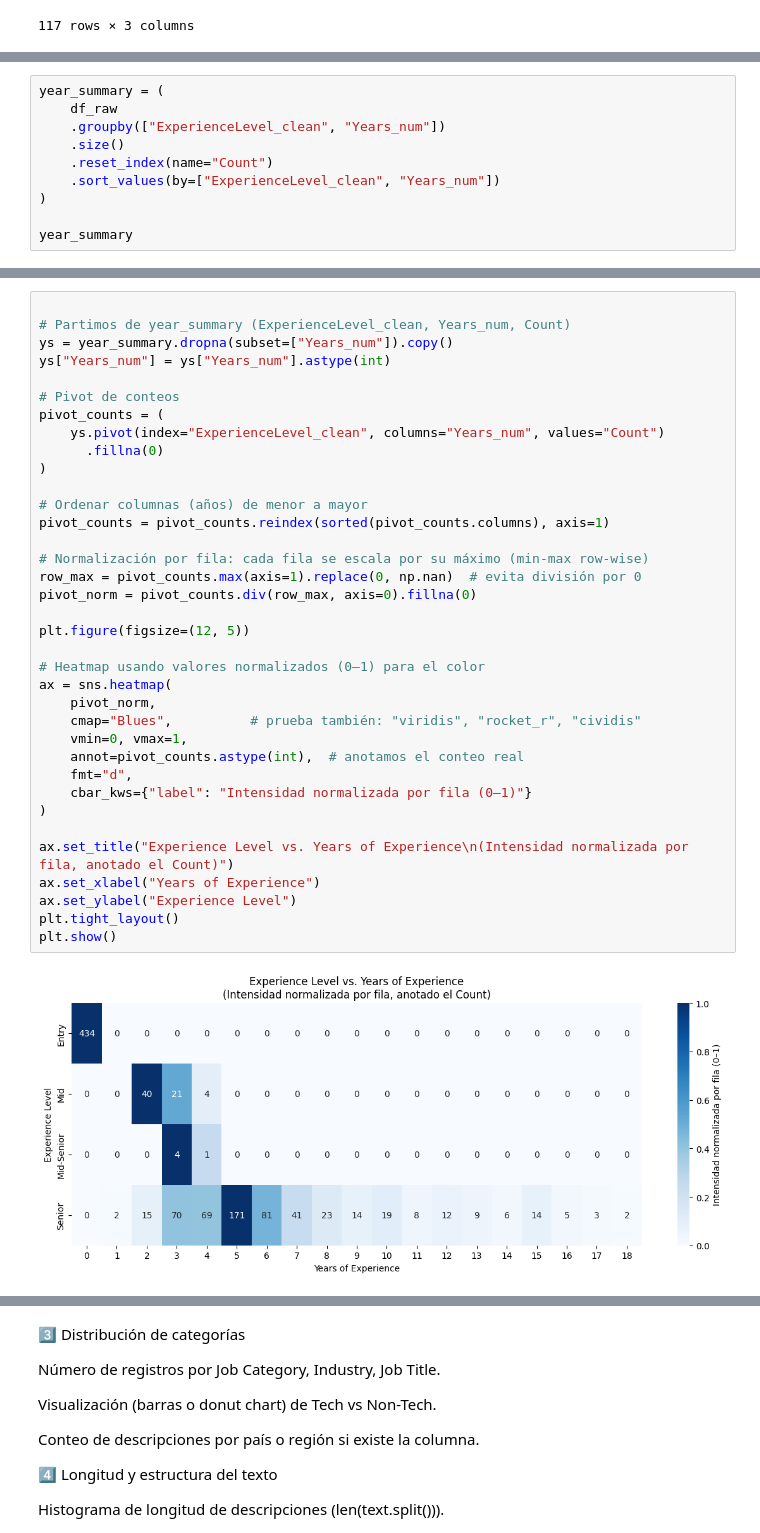
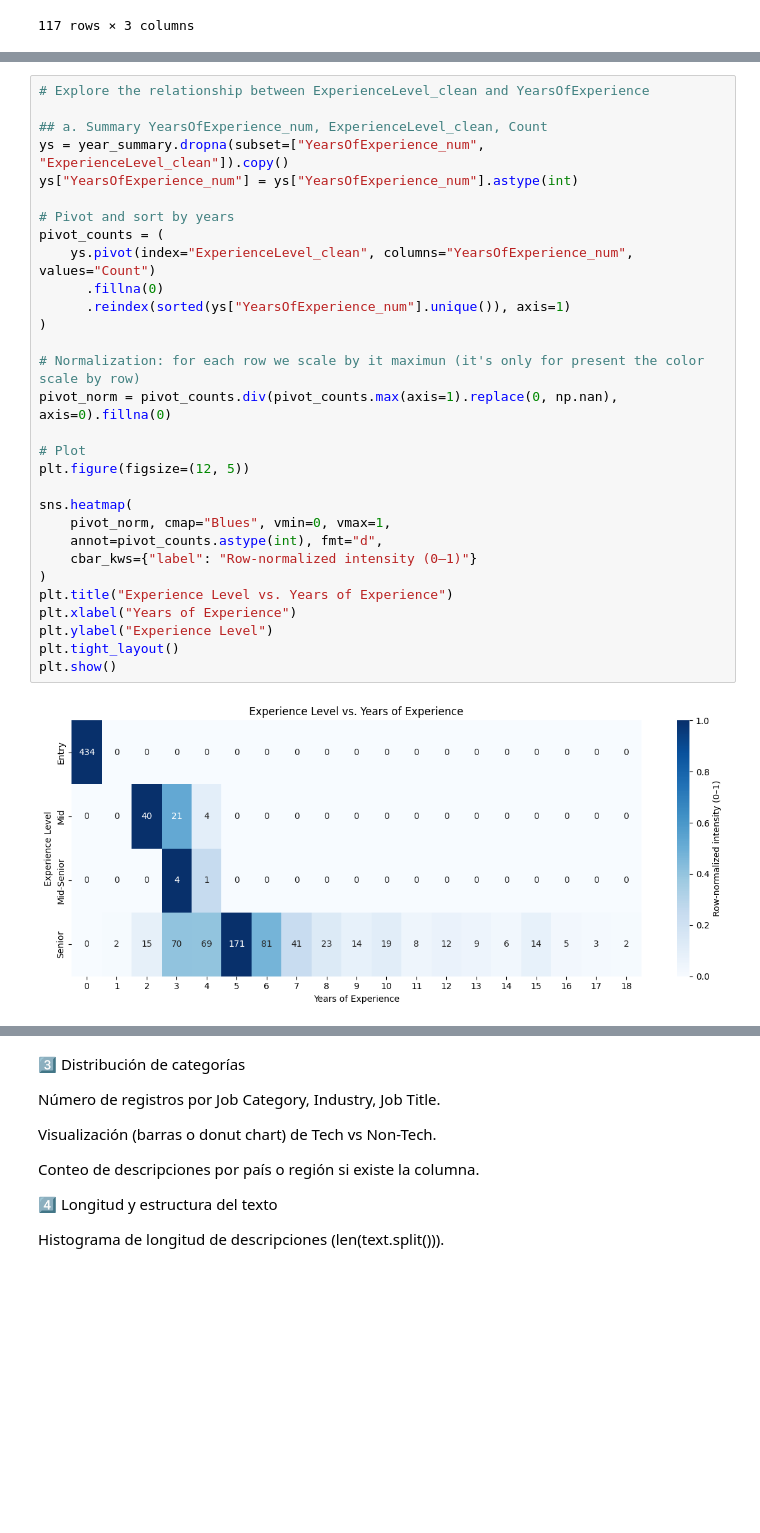
Before and after one commit to Laura-Alonso/Job_Descriptions_2025_NPL, a Jupyter notebook: src/01_exploration.ipynb, the cells around one changed output, grey strips where cells are left out. Drawn from its saved outputs; the diff is of its cells as text; blank space fills up the shorter version.

```diff
--- a/src/01_exploration.ipynb
+++ b/src/01_exploration.ipynb
@@ -186,10 +211,0 @@ df_raw["Years_num"] = pd.to_numeric(df_raw["Years_num"], errors="coerce").astype
-# %%
-year_summary = (
-    df_raw
-    .groupby(["ExperienceLevel_clean", "Years_num"])
-    .size()
-    .reset_index(name="Count")
-    .sort_values(by=["ExperienceLevel_clean", "Years_num"])
-)
-
-year_summary
@@ -214,38 +212,32 @@ year_summary
 # %%
+# Explore the relationship between ExperienceLevel_clean and YearsOfExperience
 
-# Partimos de year_summary (ExperienceLevel_clean, Years_num, Count)
-ys = year_summary.dropna(subset=["Years_num"]).copy()
-ys["Years_num"] = ys["Years_num"].astype(int)
+## a. Summary YearsOfExperience_num, ExperienceLevel_clean, Count
+ys = year_summary.dropna(subset=["YearsOfExperience_num", "ExperienceLevel_clean"]).copy()
+ys["YearsOfExperience_num"] = ys["YearsOfExperience_num"].astype(int)
 
-# Pivot de conteos
+# Pivot and sort by years
 pivot_counts = (
-    ys.pivot(index="ExperienceLevel_clean", columns="Years_num", values="Count")
+    ys.pivot(index="ExperienceLevel_clean", columns="YearsOfExperience_num", values="Count")
       .fillna(0)
+      .reindex(sorted(ys["YearsOfExperience_num"].unique()), axis=1)
 )
 
-# Ordenar columnas (años) de menor a mayor
-pivot_counts = pivot_counts.reindex(sorted(pivot_counts.columns), axis=1)
+# Normalization: for each row we scale by it maximun (it's only for present the color scale by row)
+pivot_norm = pivot_counts.div(pivot_counts.max(axis=1).replace(0, np.nan), axis=0).fillna(0)
 
-# Normalización por fila: cada fila se escala por su máximo (min-max row-wise)
-row_max = pivot_counts.max(axis=1).replace(0, np.nan)  # evita división por 0
-pivot_norm = pivot_counts.div(row_max, axis=0).fillna(0)
-
+# Plot
 plt.figure(figsize=(12, 5))
 
-# Heatmap usando valores normalizados (0–1) para el color
-ax = sns.heatmap(
-    pivot_norm,
-    cmap="Blues",          # prueba también: "viridis", "rocket_r", "cividis"
-    vmin=0, vmax=1,
-    annot=pivot_counts.astype(int),  # anotamos el conteo real
-    fmt="d",
-    cbar_kws={"label": "Intensidad normalizada por fila (0–1)"}
+sns.heatmap(
+    pivot_norm, cmap="Blues", vmin=0, vmax=1,
+    annot=pivot_counts.astype(int), fmt="d",
+    cbar_kws={"label": "Row-normalized intensity (0–1)"}
 )
-
-ax.set_title("Experience Level vs. Years of Experience\n(Intensidad normalizada por fila, anotado el Count)")
-ax.set_xlabel("Years of Experience")
-ax.set_ylabel("Experience Level")
+plt.title("Experience Level vs. Years of Experience")
+plt.xlabel("Years of Experience")
+plt.ylabel("Experience Level")
 plt.tight_layout()
 plt.show()
 # %% [output]
-[figure, old version]
+[figure, new version]
```
Also changed, not shown: parts of 18 cells of this notebook.
